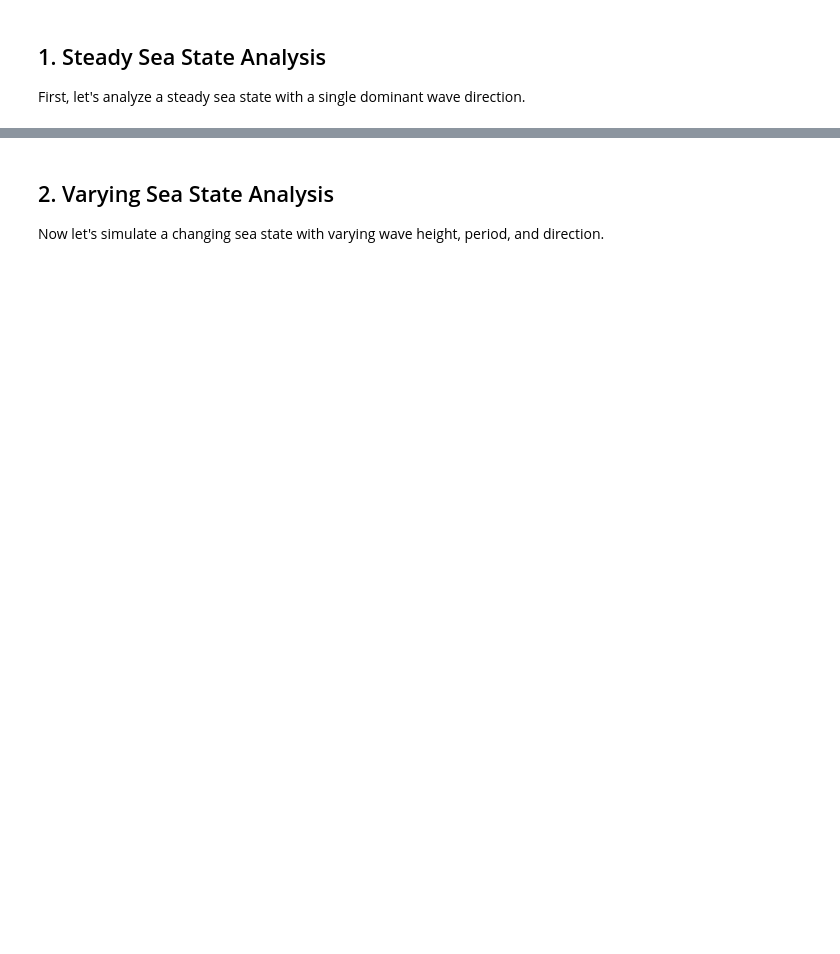
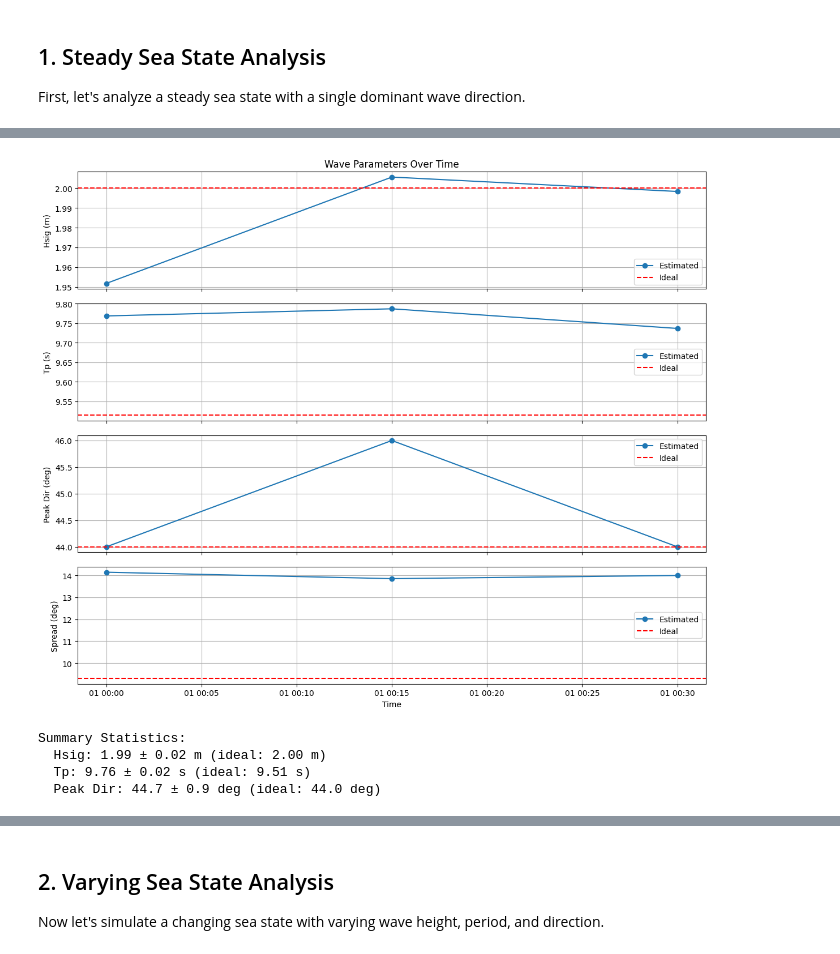
Before and after one commit to wavespectra/diwasp-python, a Jupyter notebook: examples/demo_analysis.ipynb, the cells around one changed output, grey strips where cells are left out. Saved outputs shown, nothing was run; the diff lists cells and outputs as text; code cells hidden in the pictures; blank space fills up the shorter version.

```diff
--- a/examples/demo_analysis.ipynb
+++ b/examples/demo_analysis.ipynb
@@ -24,21 +73,3 @@ plt.style.use('seaborn-v0_8-darkgrid')
 ## 1. Steady Sea State Analysis
 
 First, let's analyze a steady sea state with a single dominant wave direction.
-# %%
-# Create an idealized JONSWAP spectrum
-freqs = np.linspace(0.05, 0.5, 50)
-dirs = np.linspace(0, 360, 181, endpoint=False)
-
-ideal_spec = makespec(
-    freqs=freqs,
-    dirs=dirs,
-    spreading=75,           # Directional spreading parameter
-    frequency_hz=0.1,       # Peak frequency (10s waves)
-    direction_deg=45,       # Peak direction (from NE)
-    gamma=3.3,              # JONSWAP peak enhancement factor
-)
-
-print(f"Ideal spectrum created:")
-print(f"  Hsig: {ideal_spec.hsig:.2f} m")
-print(f"  Tp: {ideal_spec.tp:.2f} s")
-print(f"  Peak direction: {ideal_spec.dp:.1f} deg")
@@ -98,5 +112,7 @@ plt.show()
 # %%
 # Run DIWASP analysis with 30-minute windows, 15-minute overlap
+from diwasp import diwasp
+
 result = diwasp(
     df,
     sensor_mapping={'pressure': 'pres', 'u_velocity': 'velx', 'v_velocity': 'vely'},
@@ -104,7 +120,7 @@ result = diwasp(
     window_overlap=900,       # 15 minutes overlap
     depth=20.0,
     z={'pressure': 0.5, 'u_velocity': 1.0, 'v_velocity': 1.0},
-    method='imlm',
+    method='emlm',
     verbose=1,
 )
 
@@ -114,39 +145,46 @@ print(f"Number of time windows: {len(result.time)}")
 # %%
+import wavespectra
 # Plot time series of wave parameters
 fig, axes = plt.subplots(4, 1, figsize=(12, 10), sharex=True)
 
-axes[0].plot(result.time, result.hsig, 'o-', label='Estimated')
-axes[0].axhline(ideal_spec.hsig, color='r', linestyle='--', label='Ideal')
+axes[0].plot(result.time, result.spec.hs().values, 'o-', label='Estimated')
+axes[0].axhline(ideal_spec.hs, color='r', linestyle='--', label='Ideal')
 axes[0].set_ylabel('Hsig (m)')
 axes[0].set_title('Wave Parameters Over Time')
 axes[0].legend()
 axes[0].grid(True)
 
-axes[1].plot(result.time, result.tp, 'o-', label='Estimated')
+axes[1].plot(result.time, result.spec.tp().values, 'o-', label='Estimated')
 axes[1].axhline(ideal_spec.tp, color='r', linestyle='--', label='Ideal')
 axes[1].set_ylabel('Tp (s)')
 axes[1].legend()
 axes[1].grid(True)
 
-axes[2].plot(result.time, result.dp, 'o-', label='Estimated')
+axes[2].plot(result.time, result.spec.dp().values, 'o-', label='Estimated')
 axes[2].axhline(ideal_spec.dp, color='r', linestyle='--', label='Ideal')
 axes[2].set_ylabel('Peak Dir (deg)')
 axes[2].legend()
 axes[2].grid(True)
 
-axes[3].plot(result.time, result.spread, 'o-', label='Estimated')
-axes[3].axhline(ideal_spec.spread, color='r', linestyle='--', label='Ideal')
+axes[3].plot(result.time, result.spec.dspr().values, 'o-', label='Estimated')
+axes[3].axhline(ideal_spec.dspr, color='r', linestyle='--', label='Ideal')
 axes[3].set_ylabel('Spread (deg)')
 axes[3].set_xlabel('Time')
 axes[3].legend()
 axes[3].grid(True)
 
 plt.tight_layout()
 plt.show()
 
 # Print summary statistics
 print(f"\nSummary Statistics:")
-print(f"  Hsig: {result.hsig.mean().values:.2f} ± {result.hsig.std().values:.2f} m (ideal: {ideal_spec.hsig:.2f} m)")
-print(f"  Tp: {result.tp.mean().values:.2f} ± {result.tp.std().values:.2f} s (ideal: {ideal_spec.tp:.2f} s)")
-print(f"  Peak Dir: {result.dp.mean().values:.1f} ± {result.dp.std().values:.1f} deg (ideal: {ideal_spec.dp:.1f} deg)")
+print(f"  Hsig: {result.spec.hs().mean().values:.2f} ± {result.spec.hs().std().values:.2f} m (ideal: {ideal_spec.hs:.2f} m)")
+print(f"  Tp: {result.spec.tp().mean().values:.2f} ± {result.spec.tp().std().values:.2f} s (ideal: {ideal_spec.tp:.2f} s)")
+print(f"  Peak Dir: {result.spec.dp().mean().values:.1f} ± {result.spec.dp().std().values:.1f} deg (ideal: {ideal_spec.dp:.1f} deg)")
+# %% [output]
+[figure, added]
+Summary Statistics:
+  Hsig: 1.99 ± 0.02 m (ideal: 2.00 m)
+  Tp: 9.76 ± 0.02 s (ideal: 9.51 s)
+  Peak Dir: 44.7 ± 0.9 deg (ideal: 44.0 deg)
 # %%
```
Also changed, not shown: parts of 21 cells of this notebook, 22 other files.
